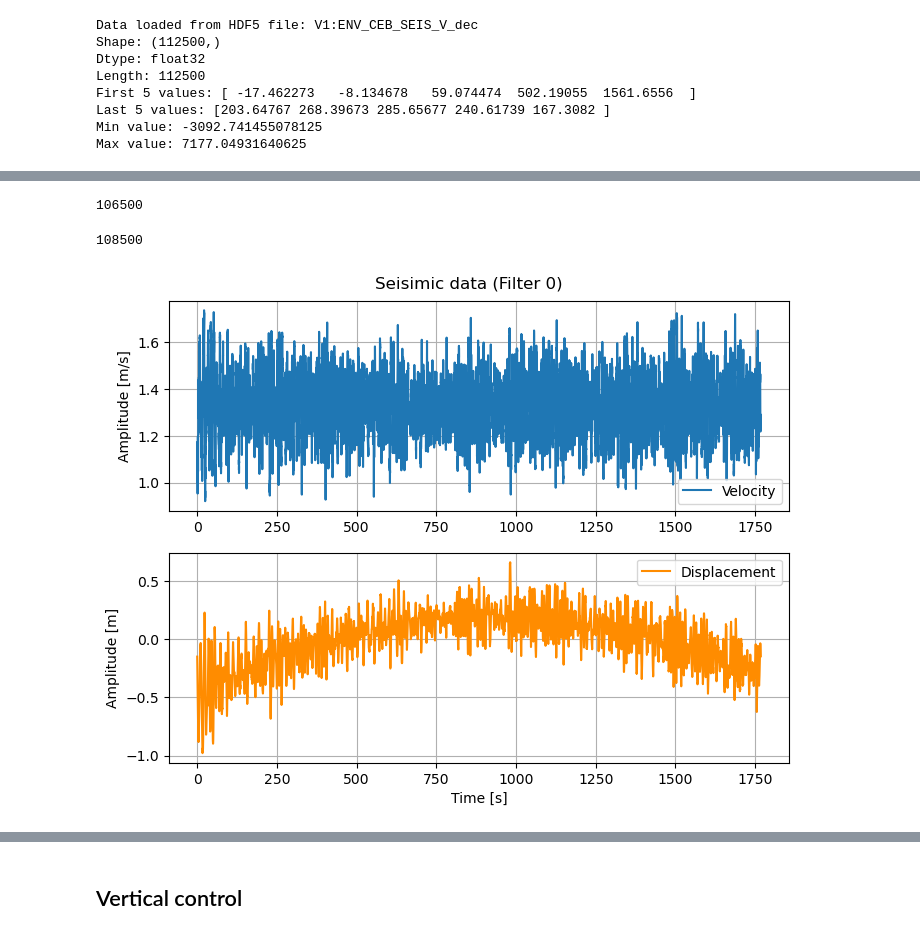
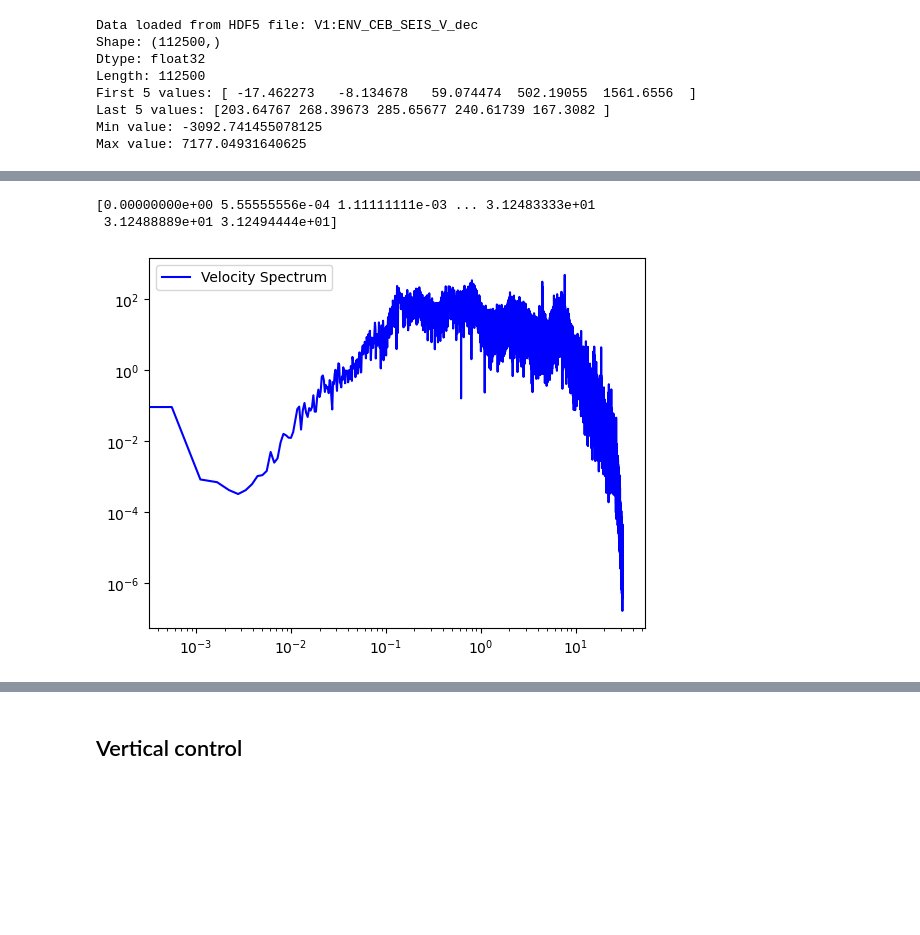
Before and after one commit to letiziapa/sa_v, a Jupyter notebook: first_trial.ipynb, the cells around one changed output, grey strips where cells are left out. Drawn from its saved outputs; the diff is of its cells as text; code cells hidden in the pictures; blank space fills up the shorter version.

```diff
--- a/first_trial.ipynb
+++ b/first_trial.ipynb
@@ -163,32 +111,25 @@ fVel, psdVel = signal.welch(f0_data, fs =62.5, window='hann', nperseg=nperseg)
 fZ, psdZ = signal.welch(zt.real, fs =62.5, window='hann', nperseg=nperseg)
-# %%
-zt.size
-# %% [output]
-106500
-# %%
-At.size
-# %% [output]
-108500
-# %%
-t_dec = np.linspace(0, 1768, len(f0_data))
-plt.figure(figsize=(8, 6))
-#plt.suptitle('Seisimic data (V1:ENV_CEB_SEIS_V_dec)', fontsize=12, y = 0.92)
-plt.suptitle('Seisimic data (Filter 0)', fontsize=12, y = 0.92)
-plt.subplot(2, 1, 1)
-plt.plot(t_dec, f0_data, label='Velocity')
-plt.ylabel('Amplitude [m/s]')
-plt.legend()
-plt.grid()
-
-plt.subplot(2, 1, 2)
-plt.plot(t_dec, zt.real, label='Displacement', color='darkorange')
-plt.ylabel('Amplitude [m]')
-plt.legend()
-plt.grid()
-plt.xlabel('Time [s]')
-plt.show()
-# %% [output]
-[figure, removed]
+# %%
+fs = 62.5  # Sampling frequency
+N = len(seism)  # Total number of samples
+vf = np.fft.fft(seism * np.hanning(N))  # Apply window to reduce leakage
+freqs = np.fft.fftfreq(N, d=1/fs)
+print(freqs[:half])
+# %% [output]
+[0.00000000e+00 5.55555556e-04 1.11111111e-03 ... 3.12483333e+01
+ 3.12488889e+01 3.12494444e+01]
+# %%
+
+# One-sided PSD (for real-valued signals)
+half = N // 2
+psd = (1 / (fs * N)) * np.abs(vf[:half])**2
+freqs = freqs[:half]
+# %%
+plt.loglog(freqs[:half], np.sqrt(psd), label='Velocity Spectrum', color='blue')
+plt.legend()
+plt.show()
+# %% [output]
+[figure, added]
 # %%
 plt.figure(figsize=(14, 4))
 
```
Also changed, not shown: parts of 38 cells of this notebook.
